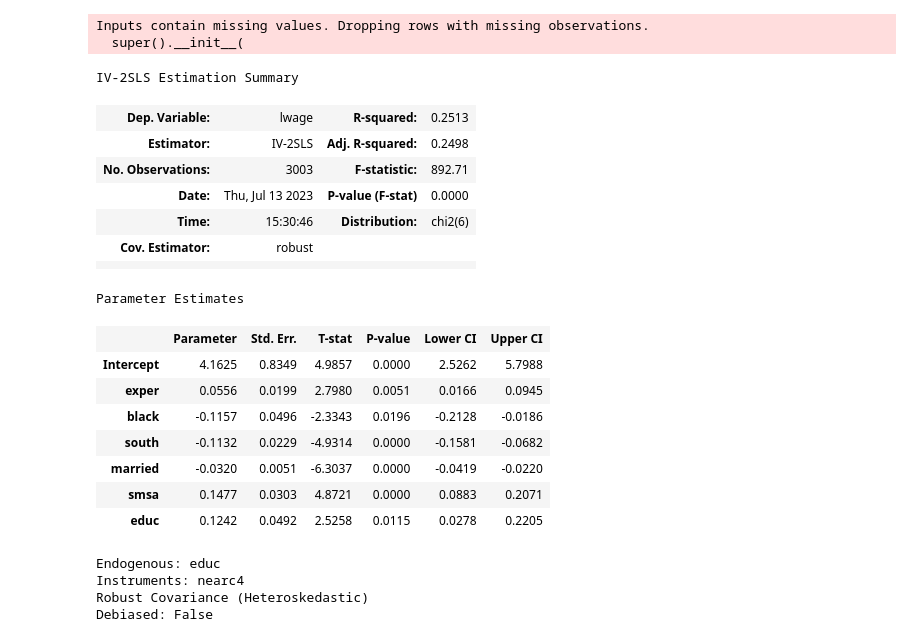
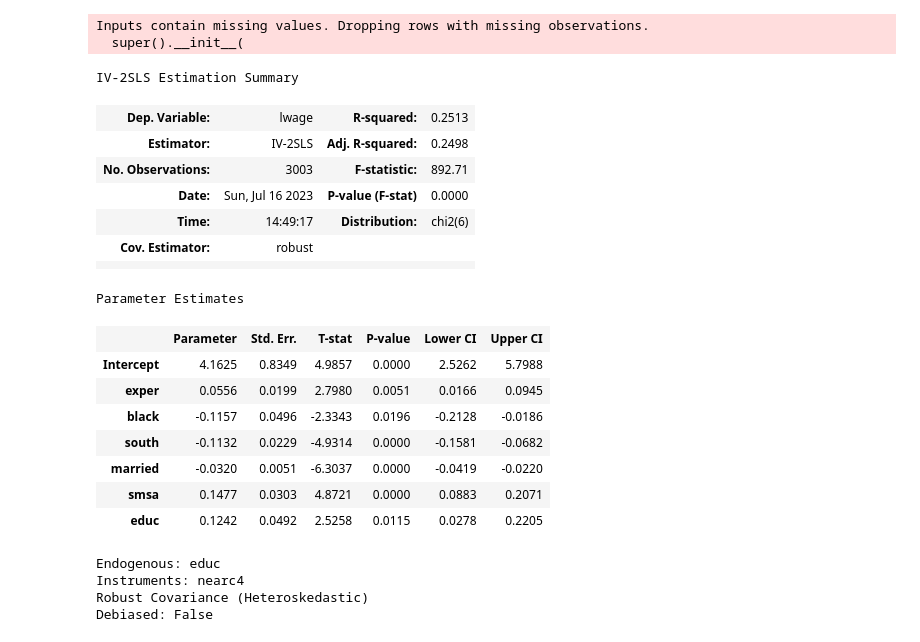
Before and after one commit to HPCurtis/CausalAnalysis, a Jupyter notebook: causalMix/Instrument.ipynb, the cells around one changed output. Cells and saved outputs as stored; diff of their text form; code cells hidden in the pictures.

```diff
--- a/causalMix/Instrument.ipynb
+++ b/causalMix/Instrument.ipynb
@@ -152,15 +274,15 @@ az.summary(fit, var_names = ['beta1', 'beta2', 'rho'])
 # %%
 iv_reg = IV2SLS.from_formula("lwage ~ 1 + exper + black + south + married + smsa + [educ ~ nearc4 ]", card).fit()
-iv_reg.su
+iv_reg.summary
 # %% [output]
 Inputs contain missing values. Dropping rows with missing observations.
   super().__init__(
 IV-2SLS Estimation Summary
 | Dep. Variable: | lwage | R-squared: | 0.2513 |
 | Estimator: | IV-2SLS | Adj. R-squared: | 0.2498 |
 | No. Observations: | 3003 | F-statistic: | 892.71 |
-| Date: | Thu, Jul 13 2023 | P-value (F-stat) | 0.0000 |
-| Time: | 15:30:46 | Distribution: | chi2(6) |
+| Date: | Sun, Jul 16 2023 | P-value (F-stat) | 0.0000 |
+| Time: | 14:49:17 | Distribution: | chi2(6) |
 | Cov. Estimator: | robust |  |  |
 |  |  |  |  |
 Parameter Estimates
```
Also changed, not shown: parts of 4 cells of this notebook.
